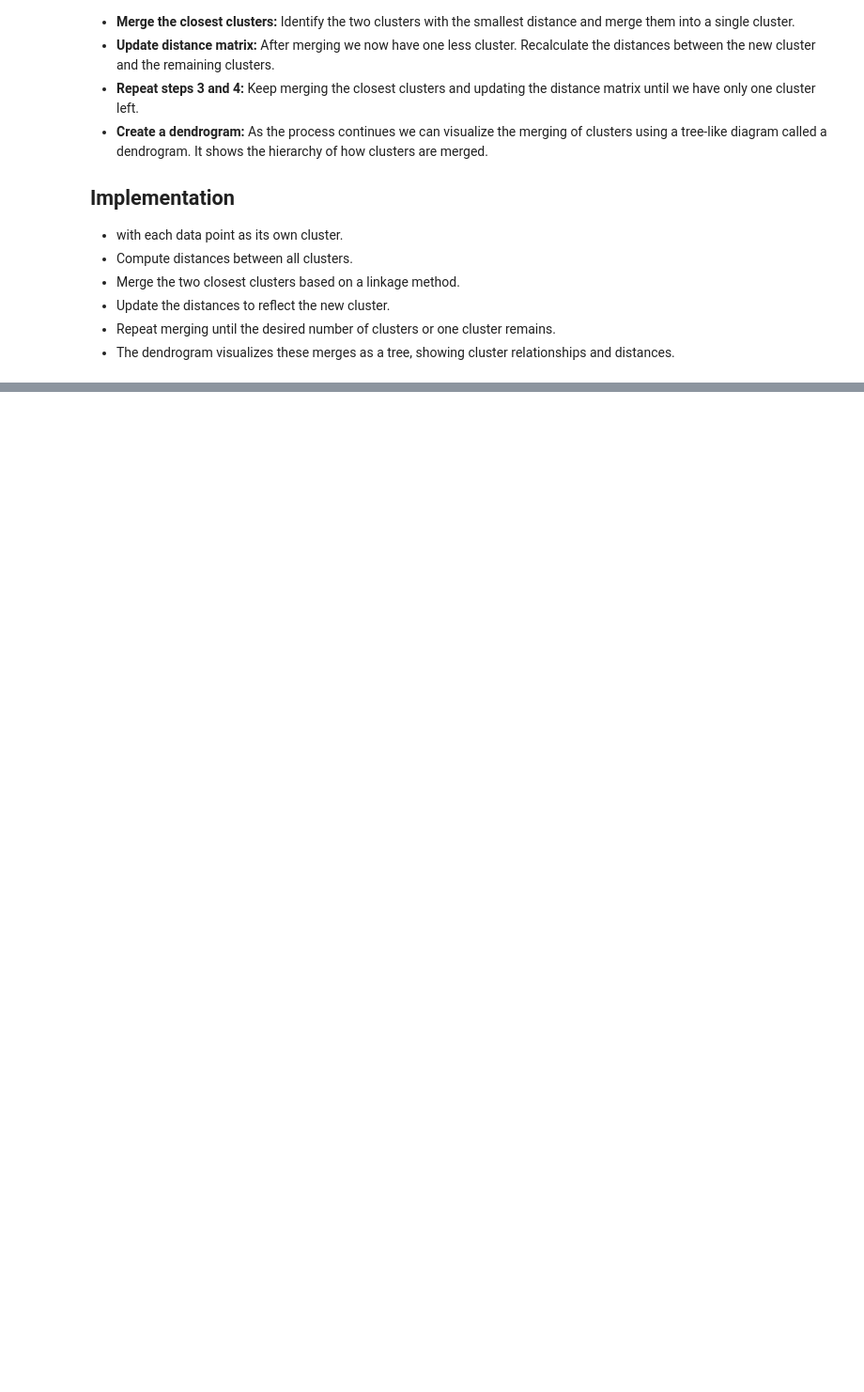
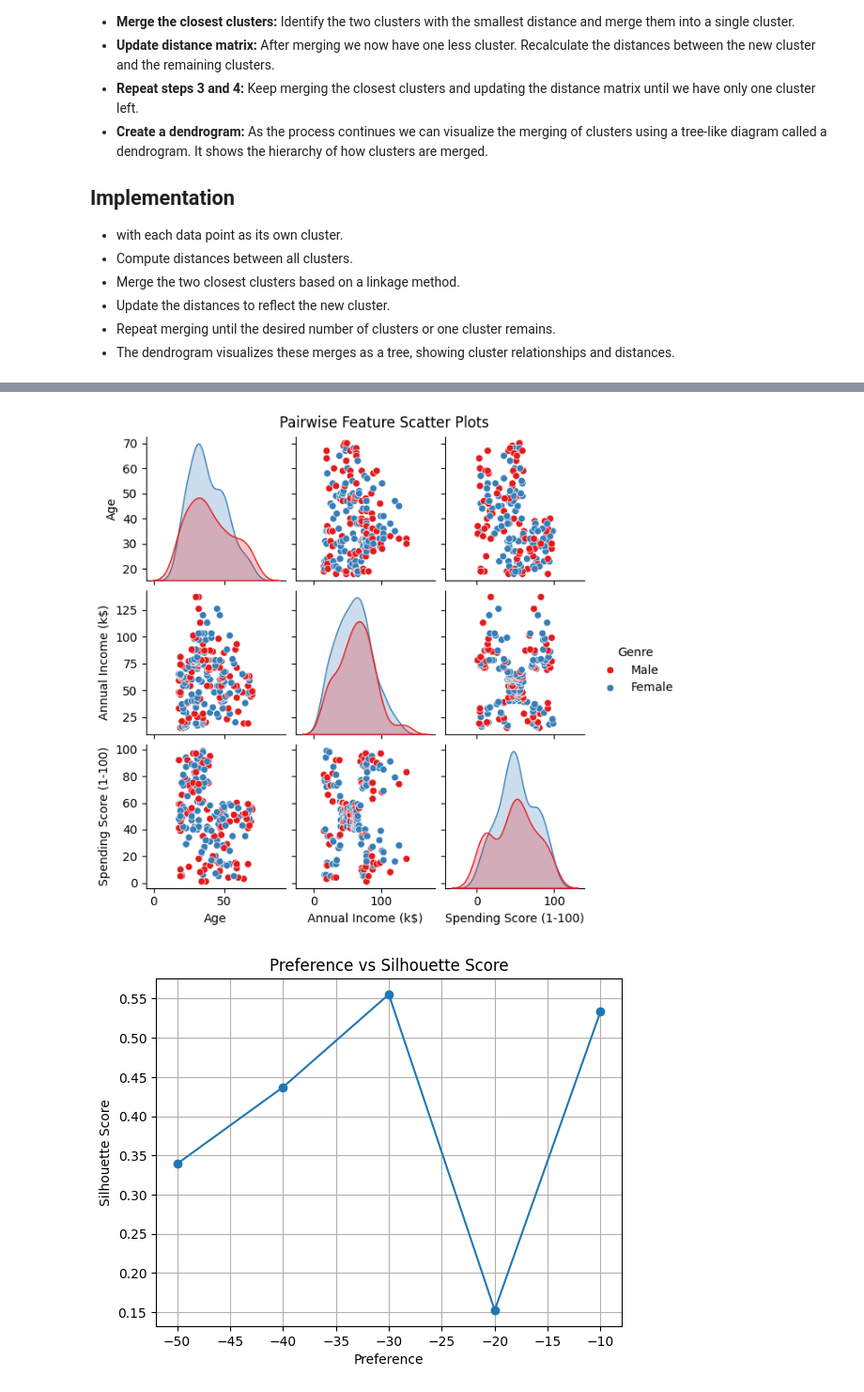
Before and after one commit to itsluckysharma01/Applied-Python-for-AI-ML-DL, a Jupyter notebook: H03_Advance_Clustering_Algo_Unsupervised.ipynb, the cells around one changed output, grey strips where cells are left out. Shown at 94% size. Cells and saved outputs as stored; diff of their text form; code cells hidden in the pictures; blank space fills up the shorter version.

```diff
--- a/H03_Advance_Clustering_Algo_Unsupervised.ipynb
+++ b/H03_Advance_Clustering_Algo_Unsupervised.ipynb
@@ -405,0 +579,6 @@ plt.show()
+# %%
+features = ['Annual Income (k$)', 'Spending Score (1-100)']
+X = data[features]
+
+scaler = StandardScaler()
+X_std = scaler.fit_transform(X)
@@ -405,0 +600,32 @@ plt.show()
+# %%
+# Pairwise Feature Scatter Plots
+
+sns.pairplot(data, palette="Set1", hue="Genre", diag_kind="kde", height=2)
+plt.suptitle("Pairwise Feature Scatter Plots", y=1.02)
+plt.show()
+
+# Affinity Propagation Clustering and Performance Evaluation
+
+Preference = [-50, -40, -30, -20, -10]
+silhouette_scores = []
+
+for preference in Preference:
+    model = AffinityPropagation(preference=preference, random_state=42)
+    model.fit(X_std)
+
+    # Evaluate only if more than one cluster is found
+    if len(np.unique(model.labels_)) > 1:
+        score = metrics.silhouette_score(X_std, model.labels_)
+        silhouette_scores.append(score)
+    else:
+        silhouette_scores.append(np.nan)
+
+plt.plot(Preference, silhouette_scores, marker='o')
+plt.title('Preference vs Silhouette Score')
+plt.xlabel('Preference')
+plt.ylabel('Silhouette Score')
+plt.grid()
+plt.show()
+# %% [output]
+[figure, added]
+[figure, added]
```
Also changed, not shown: parts of 15 cells of this notebook.
